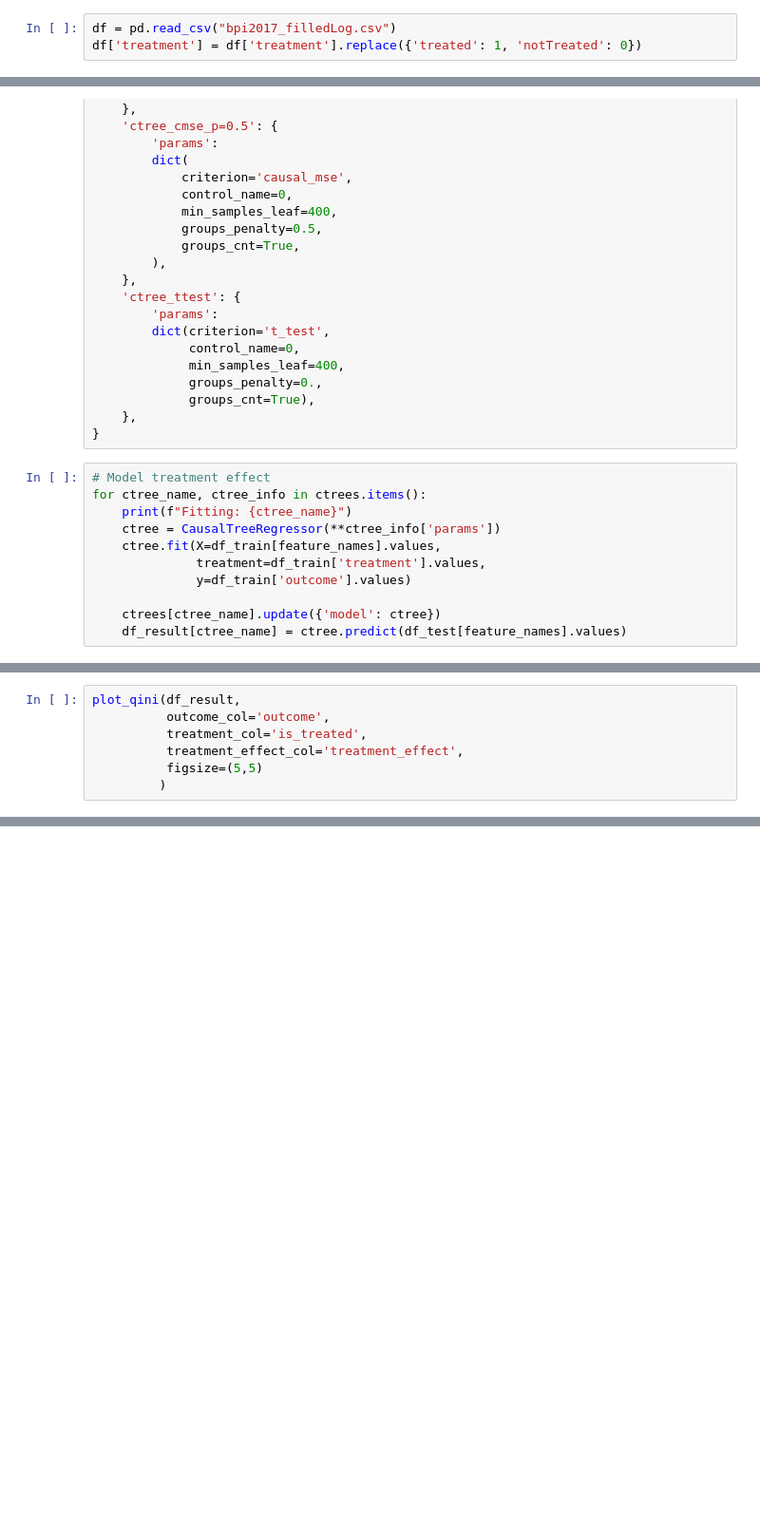
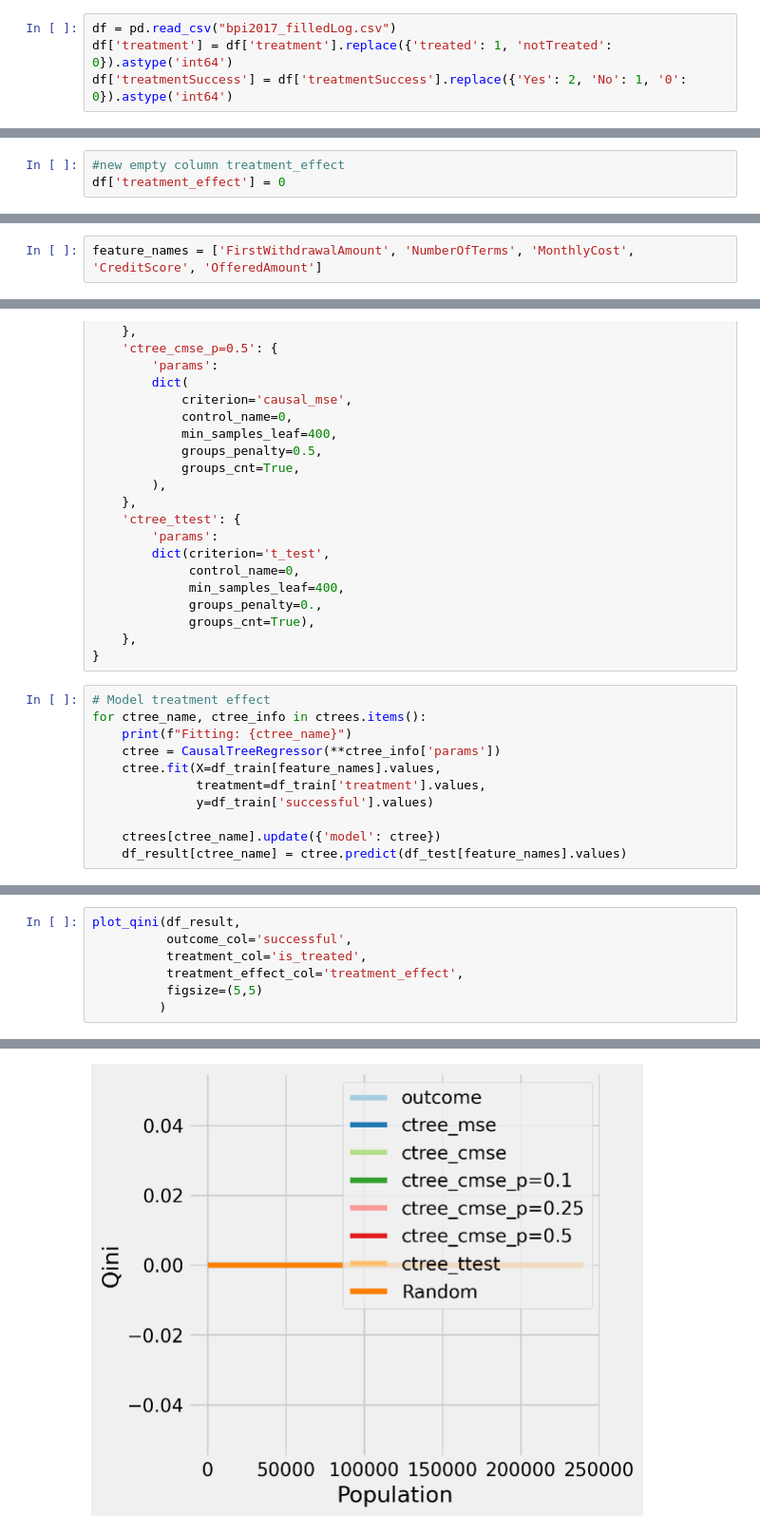
Before and after one commit to Mals77/master-thesis, a Jupyter notebook: Uplift-CausalML.ipynb, the cells around one changed output, grey strips where cells are left out. Shown at 95% size. Cells and saved outputs as stored; diff of their text form; blank space fills up the shorter version.

```diff
--- a/Uplift-CausalML.ipynb
+++ b/Uplift-CausalML.ipynb
@@ -27,6 +32,7 @@ import seaborn as sns
 # %%
 df = pd.read_csv("bpi2017_filledLog.csv")
-df['treatment'] = df['treatment'].replace({'treated': 1, 'notTreated': 0})
+df['treatment'] = df['treatment'].replace({'treated': 1, 'notTreated': 0}).astype('int64')
+df['treatmentSuccess'] = df['treatmentSuccess'].replace({'Yes': 2, 'No': 1, '0': 0}).astype('int64')
 # %%
 # Look at the conversion rate and sample size in each group
 df.pivot_table(values='successful',
@@ -35,0 +49,3 @@ df.pivot_table(values='successful',
+# %%
+#new empty column treatment_effect
+df['treatment_effect'] = 0
@@ -38,6 +65,8 @@ df.pivot_table(values='successful',
 df_train, df_test = train_test_split(df, test_size=0.2, random_state=11101)
 n_test = df_test.shape[0]
 n_train = df_train.shape[0]
+# %%
+feature_names = ['FirstWithdrawalAmount', 'NumberOfTerms', 'MonthlyCost', 'CreditScore', 'OfferedAmount']
 # %%
 # Table to gather estimated ITEs by models
 df_result = pd.DataFrame({
@@ -112,7 +150,7 @@ for ctree_name, ctree_info in ctrees.items():
     ctree = CausalTreeRegressor(**ctree_info['params'])
     ctree.fit(X=df_train[feature_names].values,
               treatment=df_train['treatment'].values,
-              y=df_train['outcome'].values)
+              y=df_train['successful'].values)
 
     ctrees[ctree_name].update({'model': ctree})
     df_result[ctree_name] = ctree.predict(df_test[feature_names].values)
@@ -121,7 +173,8 @@ df_result.head()
 # %%
 plot_qini(df_result,
-          outcome_col='outcome',
+          outcome_col='successful',
           treatment_col='is_treated',
           treatment_effect_col='treatment_effect',
           figsize=(5,5)
          )
+# %% [output]
@@ -128,3 +182,4 @@ plot_qini(df_result,
+[figure, added]
 # %%
 cforests = {
     'cforest_mse': {
```
Also changed, not shown: parts of 8 cells of this notebook, 5 other files.
